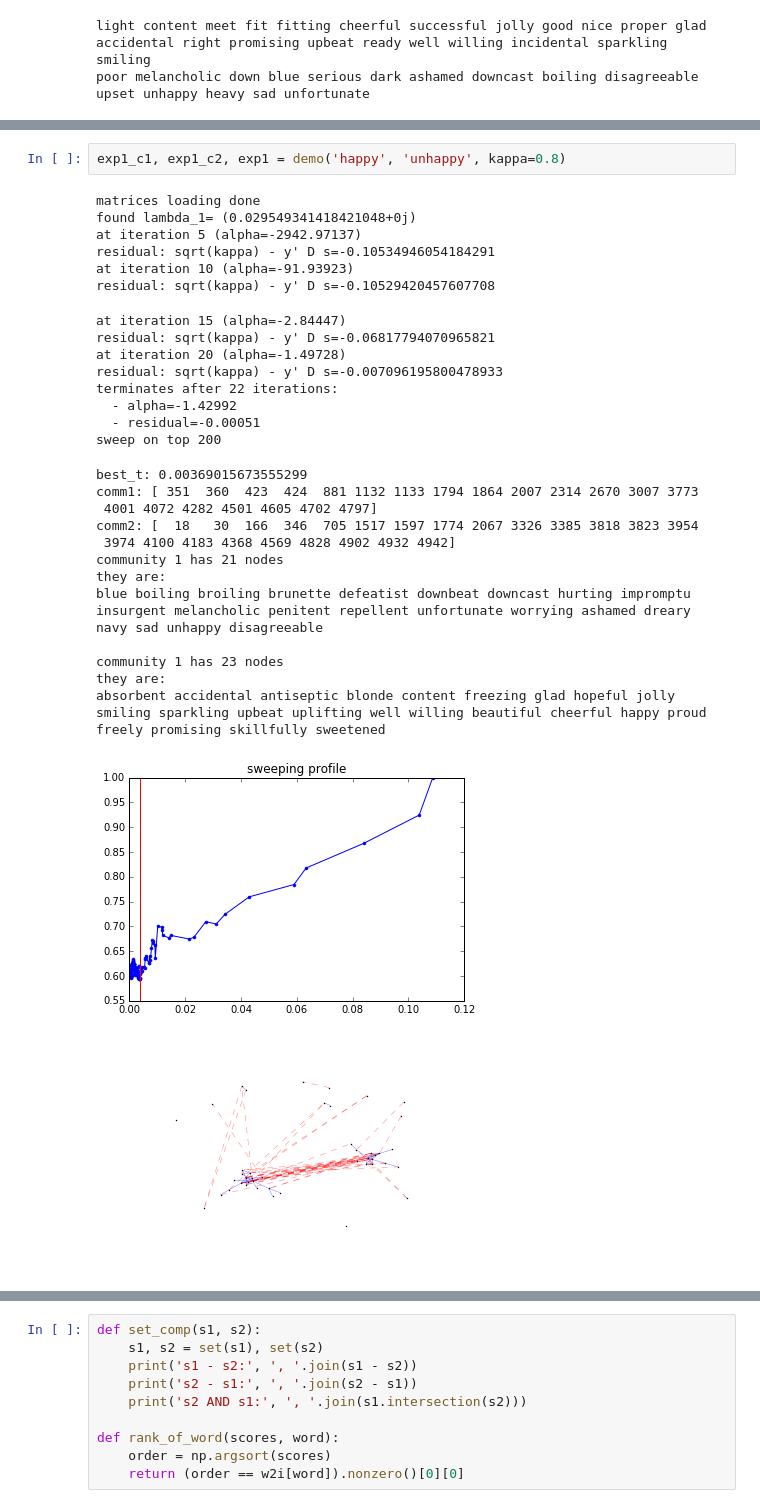
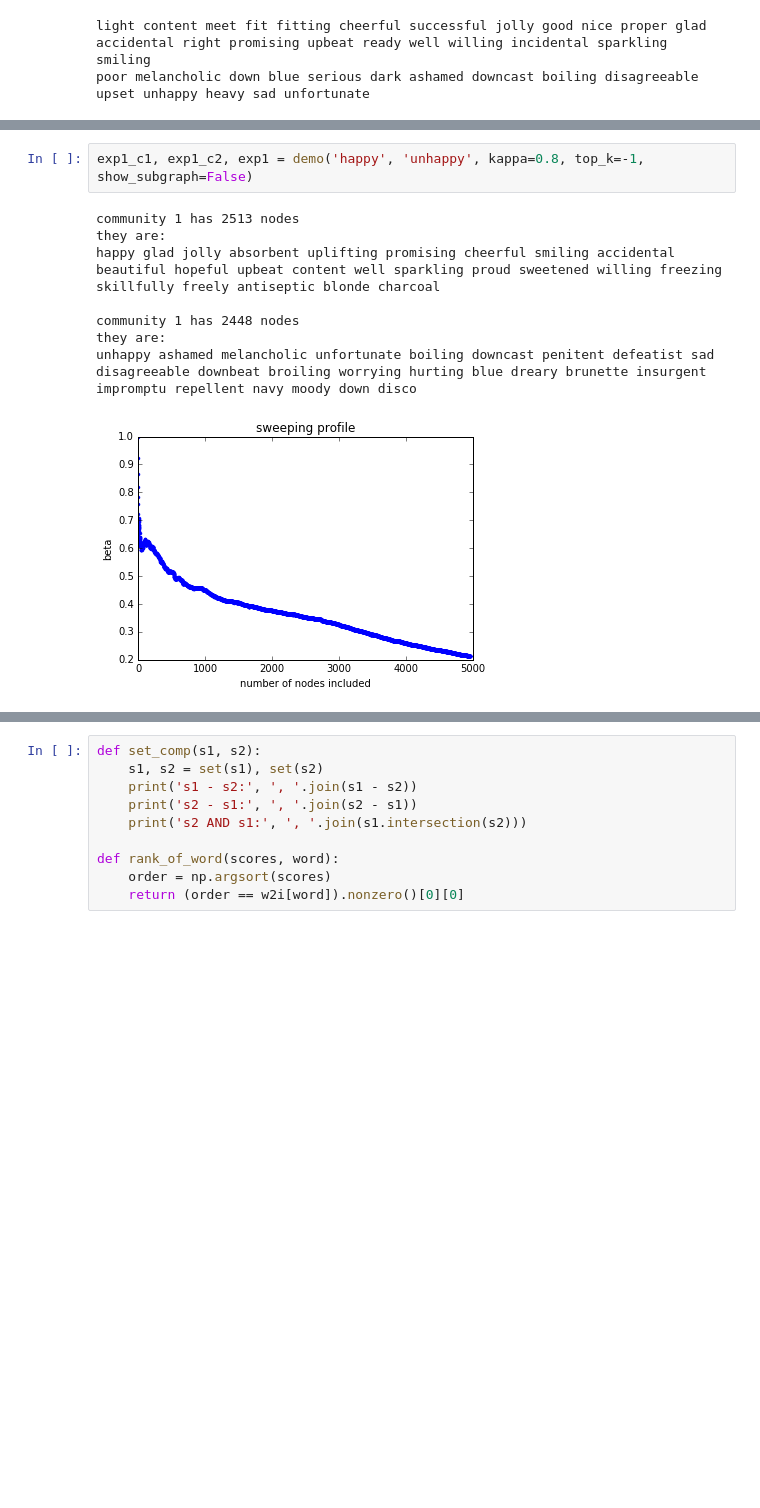
Before and after one commit to xiaohan2012/signed-local-community, a Jupyter notebook: case-study-on-word-graph.ipynb, the cells around one changed output, grey strips where cells are left out. Drawn from its saved outputs; the diff is of its cells as text; blank space fills up the shorter version.

```diff
--- a/case-study-on-word-graph.ipynb
+++ b/case-study-on-word-graph.ipynb
@@ -96,32 +105,12 @@ def demo(word1, word2=None, kappa=0.5):
     return c1_words, c2_words, dict(x_opt=x_opt)
 # %%
-exp1_c1, exp1_c2, exp1 = demo('happy', 'unhappy', kappa=0.8)
+exp1_c1, exp1_c2, exp1 = demo('happy', 'unhappy', kappa=0.8, top_k=-1, show_subgraph=False)
 # %% [output]
-matrices loading done
-found lambda_1= (0.029549341418421048+0j)
-at iteration 5 (alpha=-2942.97137)
-residual: sqrt(kappa) - y' D s=-0.10534946054184291
-at iteration 10 (alpha=-91.93923)
-residual: sqrt(kappa) - y' D s=-0.10529420457607708
+community 1 has 2513 nodes
+they are:
+happy glad jolly absorbent uplifting promising cheerful smiling accidental beautiful hopeful upbeat content well sparkling proud sweetened willing freezing skillfully freely antiseptic blonde charcoal
+
+community 1 has 2448 nodes
+they are:
+unhappy ashamed melancholic unfortunate boiling downcast penitent defeatist sad disagreeable downbeat broiling worrying hurting blue dreary brunette insurgent impromptu repellent navy moody down disco
-at iteration 15 (alpha=-2.84447)
-residual: sqrt(kappa) - y' D s=-0.06817794070965821
-at iteration 20 (alpha=-1.49728)
-residual: sqrt(kappa) - y' D s=-0.007096195800478933
-terminates after 22 iterations:
-  - alpha=-1.42992
-  - residual=-0.00051
-sweep on top 200
-best_t: 0.00369015673555299
-comm1: [ 351  360  423  424  881 1132 1133 1794 1864 2007 2314 2670 3007 3773
- 4001 4072 4282 4501 4605 4702 4797]
-comm2: [  18   30  166  346  705 1517 1597 1774 2067 3326 3385 3818 3823 3954
- 3974 4100 4183 4368 4569 4828 4902 4932 4942]
-community 1 has 21 nodes
-they are:
-blue boiling broiling brunette defeatist downbeat downcast hurting impromptu insurgent melancholic penitent repellent unfortunate worrying ashamed dreary navy sad unhappy disagreeable
-
-community 1 has 23 nodes
-they are:
-absorbent accidental antiseptic blonde content freezing glad hopeful jolly smiling sparkling upbeat uplifting well willing beautiful cheerful happy proud freely promising skillfully sweetened
-[figure, old version]
+[figure, new version]
-[figure, removed]
```
Also changed, not shown: parts of 21 cells of this notebook.
